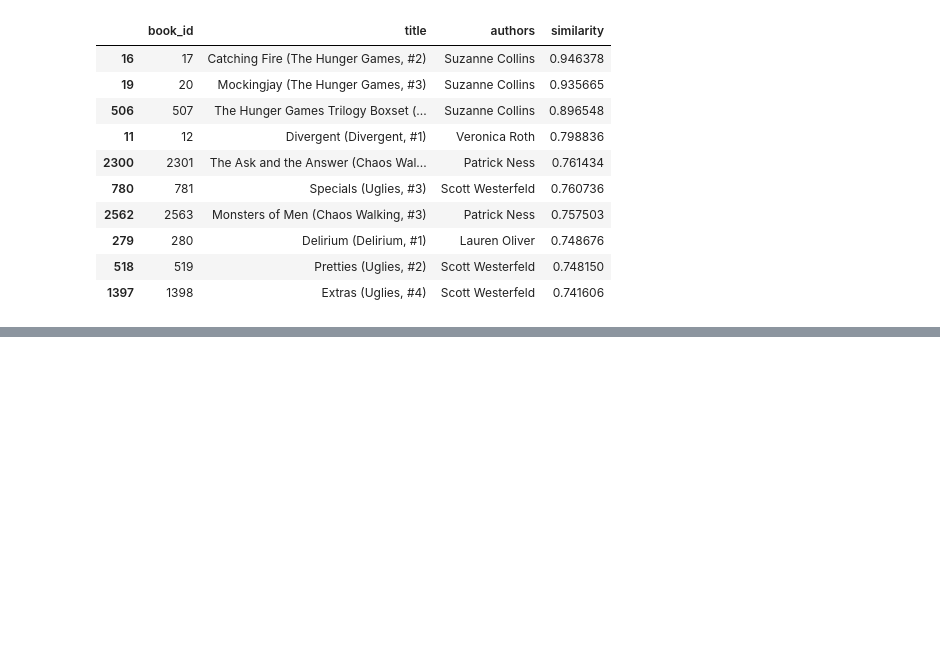
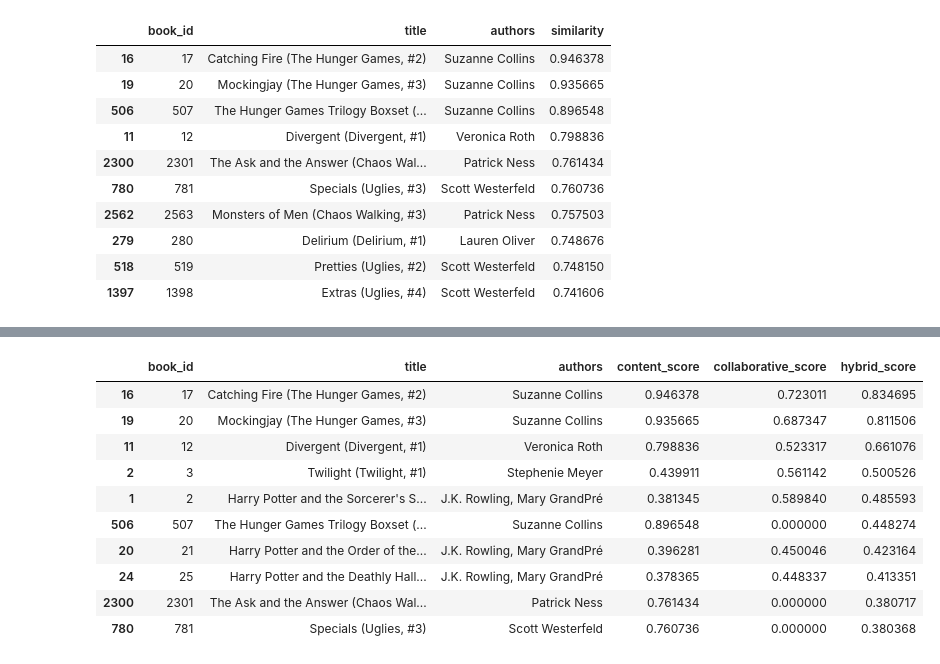
Before and after one commit to Yashi-tech-ai/BookNest, a Jupyter notebook: Notebooks/03_recommendation_model.ipynb, the cells around one changed output, grey strips where cells are left out. Drawn from its saved outputs; the diff is of its cells as text; code cells hidden in the pictures; blank space fills up the shorter version.

Commit message:
hyrbid and evaluation models

```diff
--- a/Notebooks/03_recommendation_model.ipynb
+++ b/Notebooks/03_recommendation_model.ipynb
@@ -97,0 +133,14 @@ recommend_content(
+# %%
+from scipy.sparse import csr_matrix
+
+user_ids = ratings["user_id"].astype("category")
+book_ids = ratings["book_id"].astype("category")
+
+user_item_matrix = csr_matrix(
+    (
+        ratings["rating"].values,
+        (user_ids.cat.codes, book_ids.cat.codes)
+    )
+)
+
+user_item_matrix.shape
@@ -97,0 +149,11 @@ recommend_content(
+# %%
+collaborative_model = NearestNeighbors(
+    n_neighbors=11,
+    metric="cosine",
+    algorithm="brute",
+    n_jobs=-1
+)
+
+collaborative_model.fit(user_item_matrix.T)
+
+print("Collaborative model fitted.")
@@ -97,0 +162,11 @@ recommend_content(
+# %%
+book_id = 1
+
+book_index = book_ids.cat.categories.get_loc(book_id)
+
+distances, indices = collaborative_model.kneighbors(
+    user_item_matrix.T[book_index],
+    n_neighbors=11
+)
+
+distances
@@ -97,0 +345,18 @@ recommend_content(
+# %%
+recommend_hybrid(
+    "The Hunger Games (The Hunger Games, #1)",
+    alpha=0.5,
+    n=10
+)
+# %% [output]
+|  | book_id | title | authors | content_score | collaborative_score | hybrid_score |
+| 16 | 17 | Catching Fire (The Hunger Games, #2) | Suzanne Collins | 0.946378 | 0.723011 | 0.834695 |
+| 19 | 20 | Mockingjay (The Hunger Games, #3) | Suzanne Collins | 0.935665 | 0.687347 | 0.811506 |
+| 11 | 12 | Divergent (Divergent, #1) | Veronica Roth | 0.798836 | 0.523317 | 0.661076 |
+| 2 | 3 | Twilight (Twilight, #1) | Stephenie Meyer | 0.439911 | 0.561142 | 0.500526 |
+| 1 | 2 | Harry Potter and the Sorcerer's S... | J.K. Rowling, Mary GrandPré | 0.381345 | 0.589840 | 0.485593 |
+| 506 | 507 | The Hunger Games Trilogy Boxset (... | Suzanne Collins | 0.896548 | 0.000000 | 0.448274 |
+| 20 | 21 | Harry Potter and the Order of the... | J.K. Rowling, Mary GrandPré | 0.396281 | 0.450046 | 0.423164 |
+| 24 | 25 | Harry Potter and the Deathly Hall... | J.K. Rowling, Mary GrandPré | 0.378365 | 0.448337 | 0.413351 |
+| 2300 | 2301 | The Ask and the Answer (Chaos Wal... | Patrick Ness | 0.761434 | 0.000000 | 0.380717 |
+| 780 | 781 | Specials (Uglies, #3) | Scott Westerfeld | 0.760736 | 0.000000 | 0.380368 |
```
Also changed, not shown: parts of 13 cells of this notebook.
